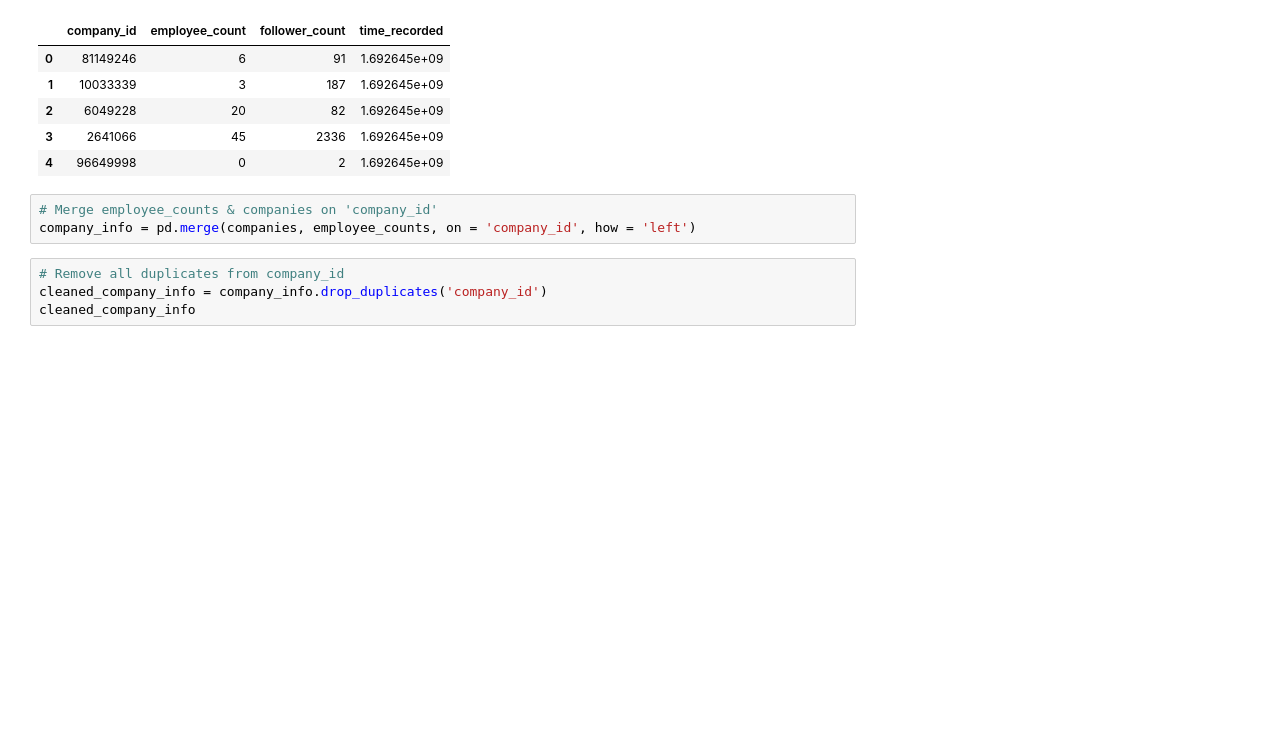
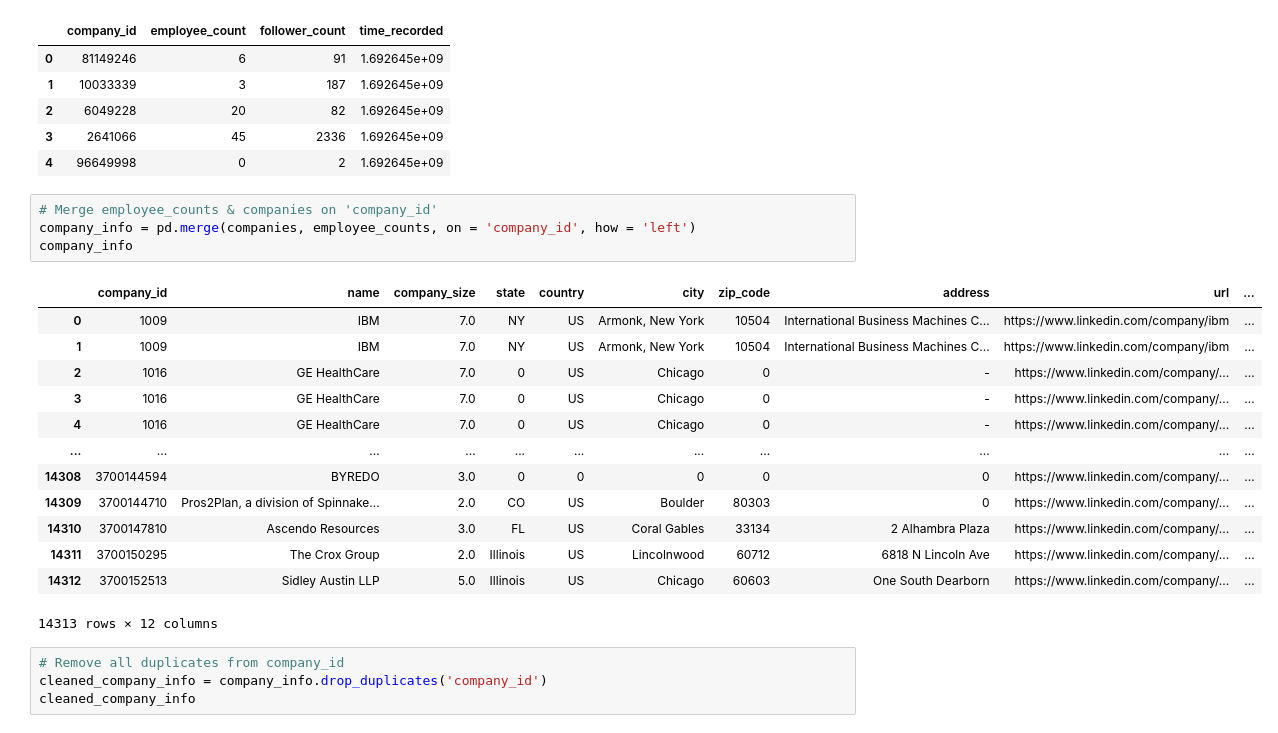
Before and after one commit to samuelkimdata/job_market_analysis, a Jupyter notebook: data_cleanup.ipynb, the cells around one changed output. Cells and saved outputs as stored; diff of their text form; blank space fills up the shorter version.

```diff
--- a/data_cleanup.ipynb
+++ b/data_cleanup.ipynb
@@ -99,6 +99,21 @@ employee_counts.head()
 # %%
 # Merge employee_counts & companies on 'company_id'
 company_info = pd.merge(companies, employee_counts, on = 'company_id', how = 'left')
+company_info
+# %% [output]
+|  | company_id | name | company_size | state | country | city | zip_code | address | url | ... |
+| 0 | 1009 | IBM | 7.0 | NY | US | Armonk, New York | 10504 | International Business Machines C... | https://www.linkedin.com/company/ibm | ... |
+| 1 | 1009 | IBM | 7.0 | NY | US | Armonk, New York | 10504 | International Business Machines C... | https://www.linkedin.com/company/ibm | ... |
+| 2 | 1016 | GE HealthCare | 7.0 | 0 | US | Chicago | 0 | - | https://www.linkedin.com/company/... | ... |
+| 3 | 1016 | GE HealthCare | 7.0 | 0 | US | Chicago | 0 | - | https://www.linkedin.com/company/... | ... |
+| 4 | 1016 | GE HealthCare | 7.0 | 0 | US | Chicago | 0 | - | https://www.linkedin.com/company/... | ... |
+| ... | ... | ... | ... | ... | ... | ... | ... | ... | ... | ... |
+| 14308 | 3700144594 | BYREDO | 3.0 | 0 | 0 | 0 | 0 | 0 | https://www.linkedin.com/company/... | ... |
+| 14309 | 3700144710 | Pros2Plan, a division of Spinnake... | 2.0 | CO | US | Boulder | 80303 | 0 | https://www.linkedin.com/company/... | ... |
+| 14310 | 3700147810 | Ascendo Resources | 3.0 | FL | US | Coral Gables | 33134 | 2 Alhambra Plaza | https://www.linkedin.com/company/... | ... |
+| 14311 | 3700150295 | The Crox Group | 2.0 | Illinois | US | Lincolnwood | 60712 | 6818 N Lincoln Ave | https://www.linkedin.com/company/... | ... |
+| 14312 | 3700152513 | Sidley Austin LLP | 5.0 | Illinois | US | Chicago | 60603 | One South Dearborn | https://www.linkedin.com/company/... | ... |
+14313 rows × 12 columns
 # %%
 # Remove all duplicates from company_id
 cleaned_company_info = company_info.drop_duplicates('company_id')
```
Also changed, not shown: parts of 10 cells of this notebook.
